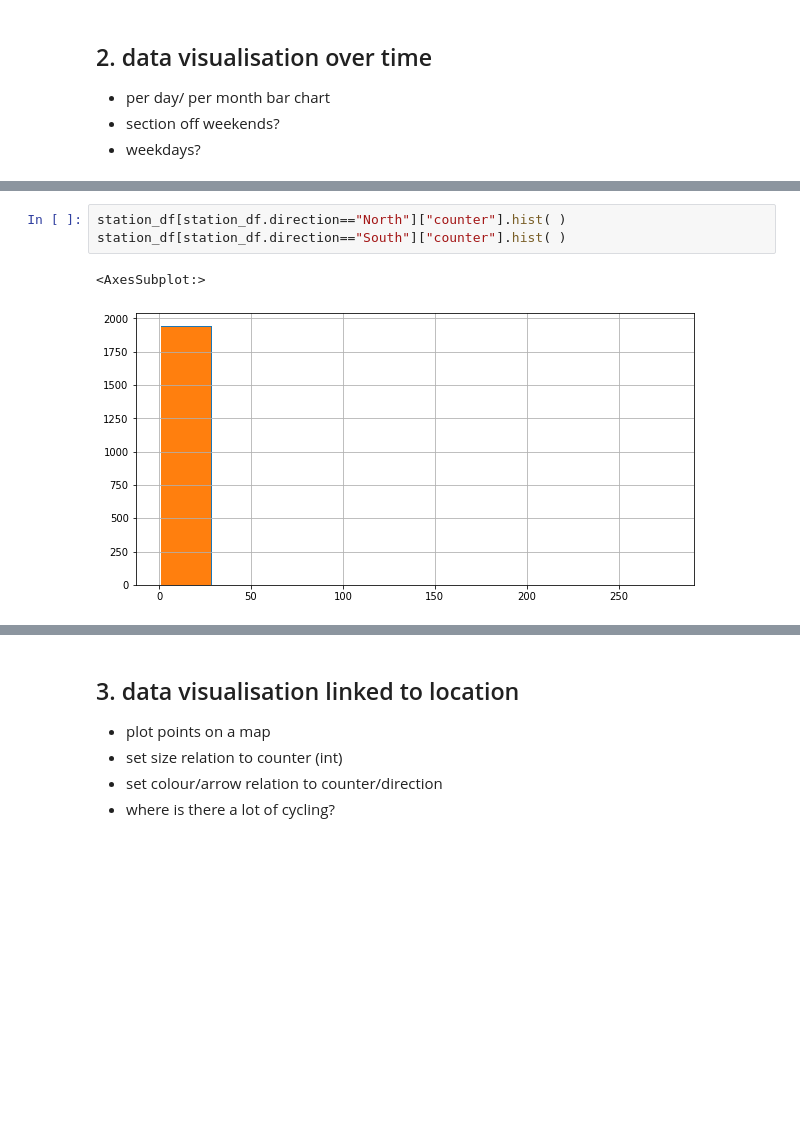
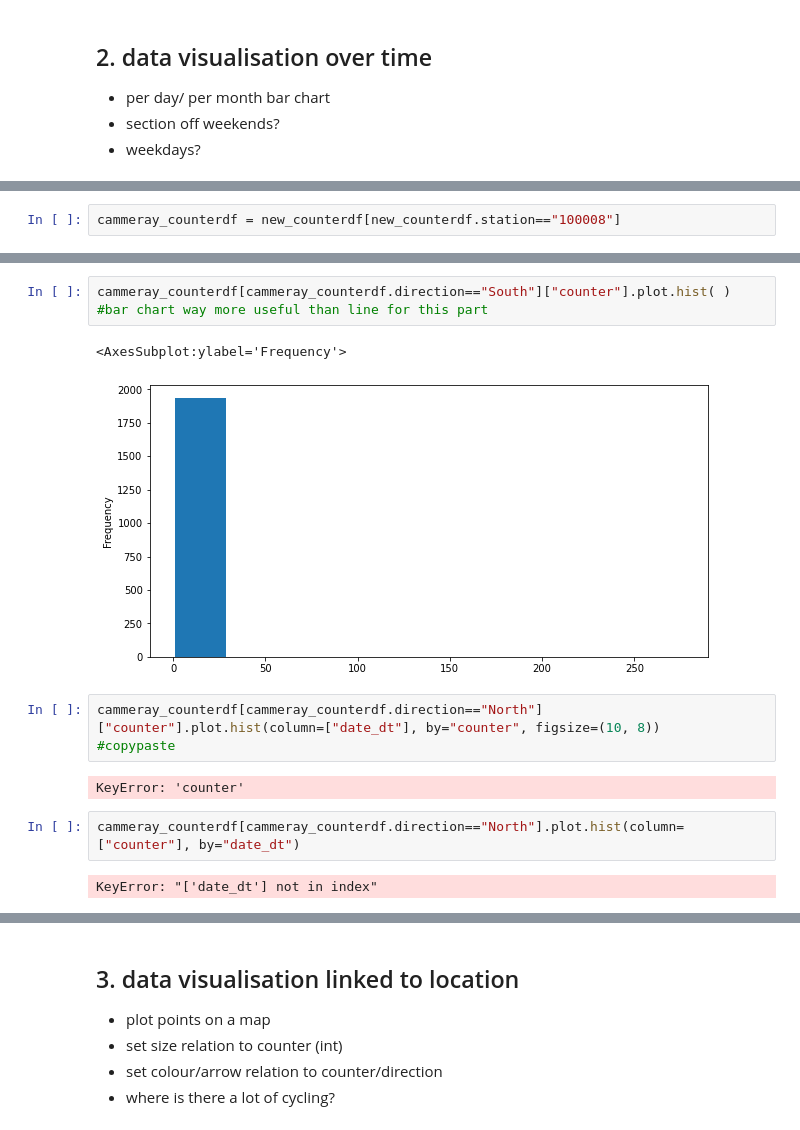
Before and after one commit to bojanasinpyjamas/data_project, a Jupyter notebook: cycleway-countsxls2018-2020.ipynb, the cells around one changed output, grey strips where cells are left out. Cells and saved outputs as stored; diff of their text form; blank space fills up the shorter version.

Commit message:
histograms

```diff
--- a/cycleway-countsxls2018-2020.ipynb
+++ b/cycleway-countsxls2018-2020.ipynb
@@ -136,2 +134,4 @@ station_df = time_df[time_df.station=="100008"]
+# %%
+cammeray_counterdf = new_counterdf[new_counterdf.station=="100008"]
 # %%
 # AxesSubplot:xlabel= if station=="100008" use location_name
@@ -142,10 +142,19 @@ plt.title(station_df.iloc[0].location_name)
 # %% [output]
 Text(0.5, 1.0, 'Falcon St Pedestrian Bridge , Cammeray (Cycleway and Pedestrian counter)')
 [figure]
-# %%
-station_df[station_df.direction=="North"]["counter"].hist( )
-station_df[station_df.direction=="South"]["counter"].hist( )
-# %% [output]
-<AxesSubplot:>
-[figure, removed]
+# %%
+cammeray_counterdf[cammeray_counterdf.direction=="South"]["counter"].plot.hist( )
+#bar chart way more useful than line for this part
+# %% [output]
+<AxesSubplot:ylabel='Frequency'>
+[figure, added]
+# %%
+cammeray_counterdf[cammeray_counterdf.direction=="North"]["counter"].plot.hist(column=["date_dt"], by="counter", figsize=(10, 8))
+#copypaste
+# %% [output]
+KeyError: 'counter'
+# %%
+cammeray_counterdf[cammeray_counterdf.direction=="North"].plot.hist(column=["counter"], by="date_dt")
+# %% [output]
+KeyError: "['date_dt'] not in index"
 # %%
```
Also changed, not shown: parts of 4 cells of this notebook.
